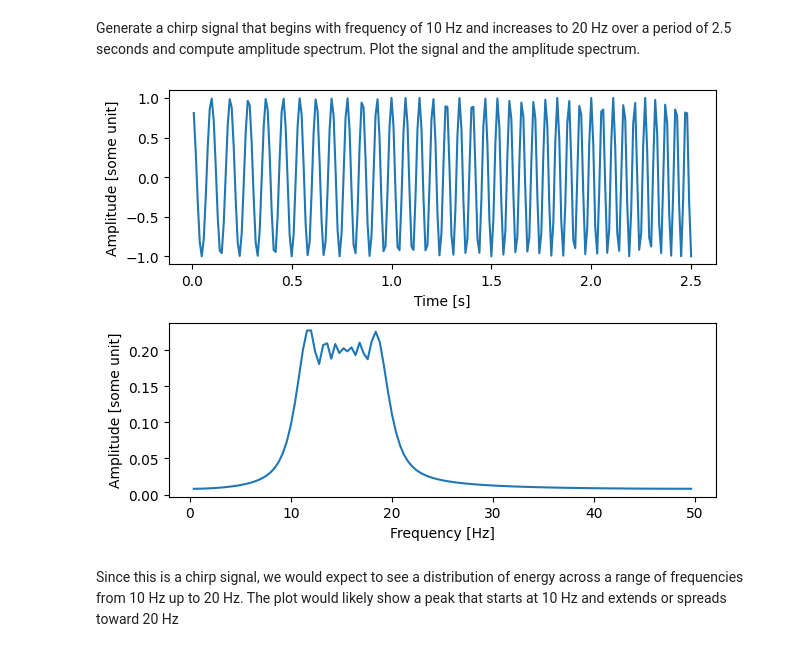
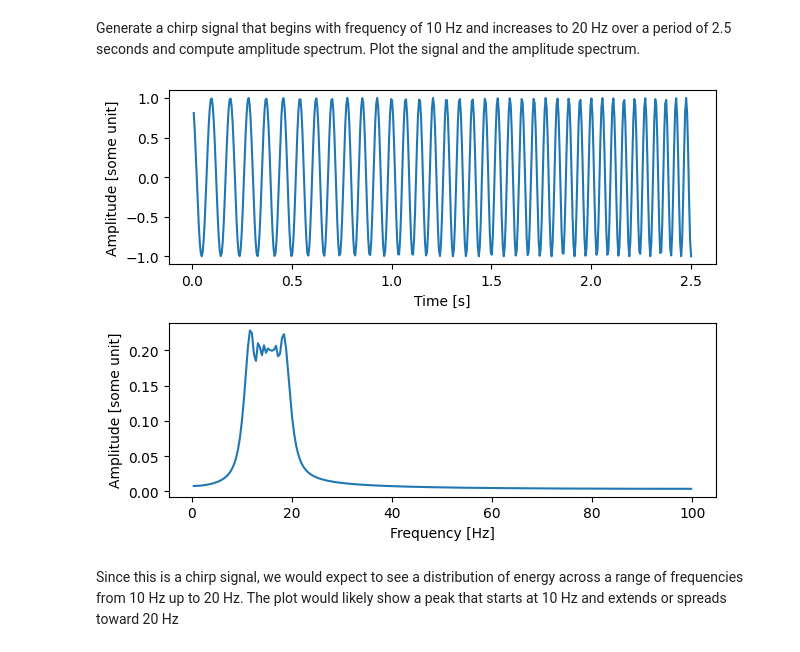
Before and after one commit to atleer/iBOTS-Intro-To-Python-For-Neuroscientists, a Jupyter notebook: day2/6 Frequency Analysis With Numpy And Matplotlib (solution).ipynb, the cells around one changed output. Drawn from its saved outputs; the diff is of its cells as text; code cells hidden in the pictures.

```diff
--- a/day2/6 Frequency Analysis With Numpy And Matplotlib (solution).ipynb
+++ b/day2/6 Frequency Analysis With Numpy And Matplotlib (solution).ipynb
@@ -424,27 +424,27 @@ We generated a signal of 10 Hz frequency and we see a peak at 10 Hz in the frequ
 # %% [markdown]
 Generate a chirp signal that begins with frequency of 10 Hz and increases to 20 Hz over a period of 2.5 seconds and compute amplitude spectrum. Plot the signal and the amplitude spectrum.
 # %%
-t = np.linspace(0.01, 2.5, 250)
+t = np.linspace(0.01, 2.5, 500)
 w = chirp(t, f0=10, f1=20, t1=2.5)
 
 fft_result = fft(w) # transform to frequency domain
 fft_freqs = fftfreq(len(w), d=(t[1] - t[0])) # get all frequencies that can be measured with the data we have
 positive_freqs = fft_freqs[fft_freqs > 0] # take only positive frequencies
 positive_fft_result = 2.0/len(w) * np.abs(fft_result[fft_freqs > 0]) # take absolute of the power and scale it by a factor of 2.0/len(signal)
 
 plt.subplot(2, 1, 1)
 plt.plot(t, w)
 plt.xlabel('Time [s]')
 plt.ylabel('Amplitude [some unit]')
 
 plt.subplot(2, 1, 2)
 plt.plot(positive_freqs, positive_fft_result)
 plt.xlabel('Frequency [Hz]')
 plt.ylabel('Amplitude [some unit]')
 
 plt.tight_layout()
 # %% [output]
-[figure, old version]
+[figure, new version]
 # %% [markdown]
  Since this is a chirp signal, we would expect to see a distribution of energy across a range of frequencies from 10 Hz up to 20 Hz. The plot would likely show a peak that starts at 10 Hz and extends or spreads toward 20 Hz
 # %% [markdown]
```
Also changed, not shown: parts of 8 cells of this notebook.
